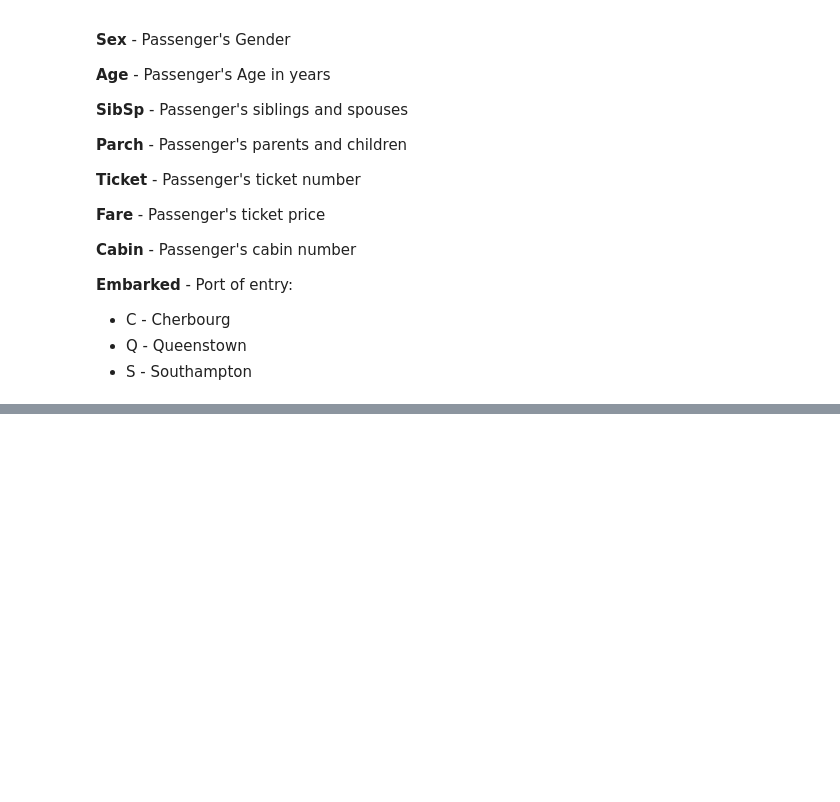
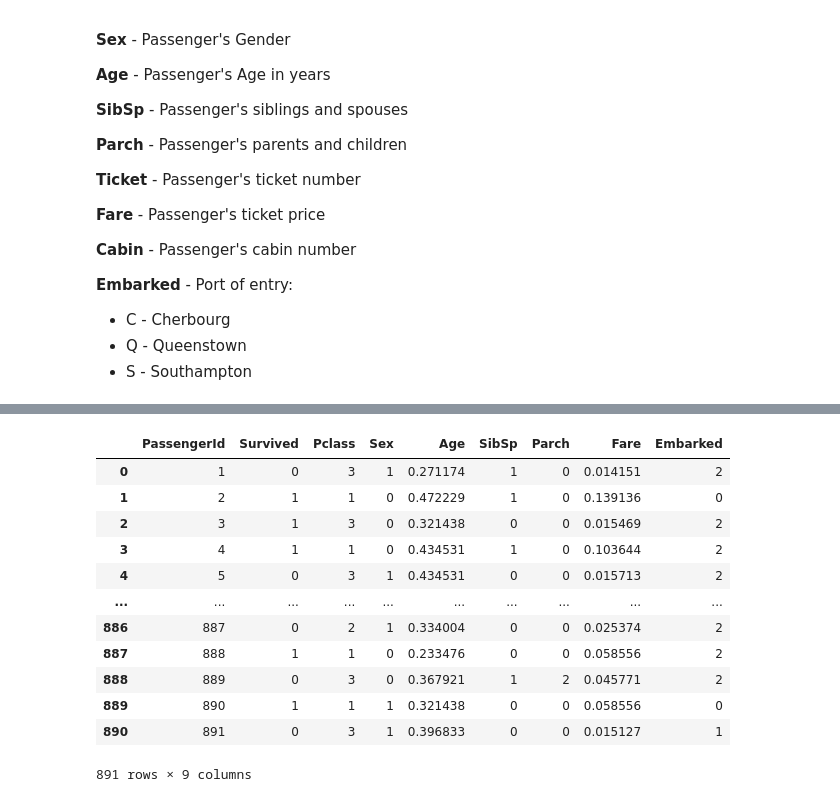
Before and after one commit to MPragya-20/titanic-data-analysis, a Jupyter notebook: titanic-data-analysis.ipynb, the cells around one changed output, grey strips where cells are left out. Saved outputs shown, nothing was run; the diff lists cells and outputs as text; code cells hidden in the pictures; blank space fills up the shorter version.

```diff
--- a/titanic-data-analysis.ipynb
+++ b/titanic-data-analysis.ipynb
@@ -112,0 +216,16 @@ dtype: int64
+# %%
+train_data
+# %% [output]
+|  | PassengerId | Survived | Pclass | Sex | Age | SibSp | Parch | Fare | Embarked |
+| 0 | 1 | 0 | 3 | 1 | 0.271174 | 1 | 0 | 0.014151 | 2 |
+| 1 | 2 | 1 | 1 | 0 | 0.472229 | 1 | 0 | 0.139136 | 0 |
+| 2 | 3 | 1 | 3 | 0 | 0.321438 | 0 | 0 | 0.015469 | 2 |
+| 3 | 4 | 1 | 1 | 0 | 0.434531 | 1 | 0 | 0.103644 | 2 |
+| 4 | 5 | 0 | 3 | 1 | 0.434531 | 0 | 0 | 0.015713 | 2 |
+| ... | ... | ... | ... | ... | ... | ... | ... | ... | ... |
+| 886 | 887 | 0 | 2 | 1 | 0.334004 | 0 | 0 | 0.025374 | 2 |
+| 887 | 888 | 1 | 1 | 0 | 0.233476 | 0 | 0 | 0.058556 | 2 |
+| 888 | 889 | 0 | 3 | 0 | 0.367921 | 1 | 2 | 0.045771 | 2 |
+| 889 | 890 | 1 | 1 | 1 | 0.321438 | 0 | 0 | 0.058556 | 0 |
+| 890 | 891 | 0 | 3 | 1 | 0.396833 | 0 | 0 | 0.015127 | 1 |
+891 rows × 9 columns
```
Also changed, not shown: parts of 17 cells of this notebook.
